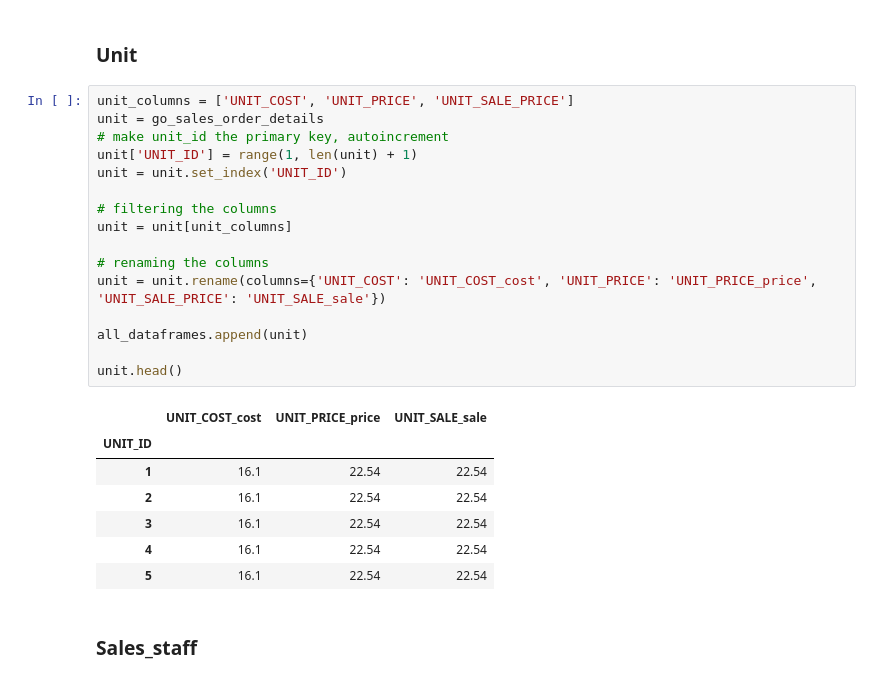
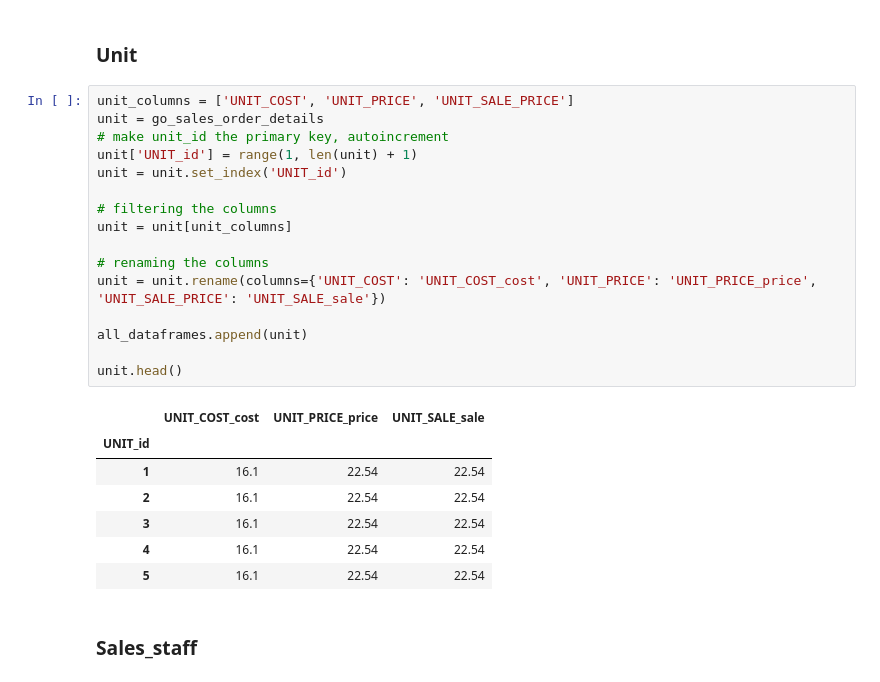
Before and after one commit to Nrojt/SE4-DEDS-Pyhton-opdrachten, a Jupyter notebook: week 4/4.3/Practicum_4.3.ipynb, the cells around one changed output. Drawn from its saved outputs; the diff is of its cells as text.

```diff
--- a/week 4/4.3/Practicum_4.3.ipynb
+++ b/week 4/4.3/Practicum_4.3.ipynb
@@ -365,22 +371,22 @@ returned_item.head()
 # %%
 unit_columns = ['UNIT_COST', 'UNIT_PRICE', 'UNIT_SALE_PRICE']
 unit = go_sales_order_details
 # make unit_id the primary key, autoincrement
-unit['UNIT_ID'] = range(1, len(unit) + 1)
-unit = unit.set_index('UNIT_ID')
+unit['UNIT_id'] = range(1, len(unit) + 1)
+unit = unit.set_index('UNIT_id')
 
 # filtering the columns
 unit = unit[unit_columns]
 
 # renaming the columns
 unit = unit.rename(columns={'UNIT_COST': 'UNIT_COST_cost', 'UNIT_PRICE': 'UNIT_PRICE_price', 'UNIT_SALE_PRICE': 'UNIT_SALE_sale'})
 
 all_dataframes.append(unit)
 
 unit.head()
 # %% [output]
 |  | UNIT_COST_cost | UNIT_PRICE_price | UNIT_SALE_sale |
-| UNIT_ID |  |  |  |
+| UNIT_id |  |  |  |
 | 1 | 16.1 | 22.54 | 22.54 |
 | 2 | 16.1 | 22.54 | 22.54 |
 | 3 | 16.1 | 22.54 | 22.54 |
```
Also changed, not shown: parts of 62 cells of this notebook, 2 other files.
